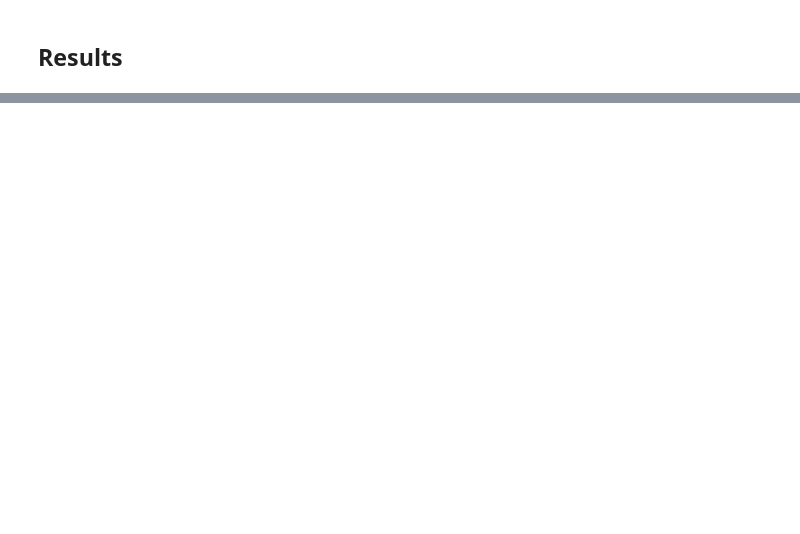
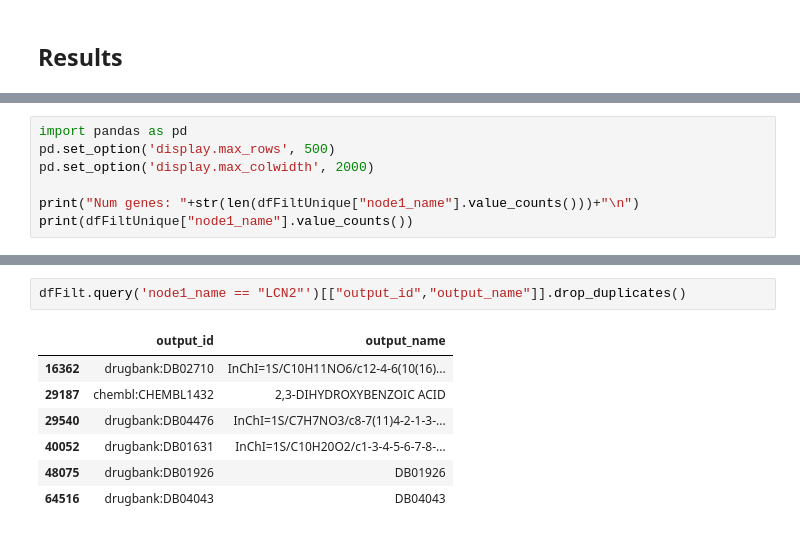
Before and after one commit to biothings/biothings_explorer_archived, a Jupyter notebook: jupyter notebooks/TIDBIT 02 Finding New Uses for Existing Drugs to Treat Parkinson’s Disease.ipynb, the cells around one changed output, grey strips where cells are left out. Drawn from its saved outputs; the diff is of its cells as text; blank space fills up the shorter version.

```diff
--- a/jupyter notebooks/TIDBIT 02 Finding New Uses for Existing Drugs to Treat Parkinson’s Disease.ipynb
+++ b/jupyter notebooks/TIDBIT 02 Finding New Uses for Existing Drugs to Treat Parkinson’s Disease.ipynb
@@ -172,0 +109,7 @@ df[[all(tup) for tup in zip(df['output_name'] == 'CHLORPROMAZINE', df['node1_nam
+# %%
+import pandas as pd
+pd.set_option('display.max_rows', 500)
+pd.set_option('display.max_colwidth', 2000)
+
+print("Num genes: "+str(len(dfFiltUnique["node1_name"].value_counts()))+"\n")
+print(dfFiltUnique["node1_name"].value_counts())
@@ -172,0 +155,10 @@ df[[all(tup) for tup in zip(df['output_name'] == 'CHLORPROMAZINE', df['node1_nam
+# %%
+dfFilt.query('node1_name == "LCN2"')[["output_id","output_name"]].drop_duplicates()
+# %% [output]
+|  | output_id | output_name |
+| 16362 | drugbank:DB02710 | InChI=1S/C10H11NO6/c12-4-6(10(16)... |
+| 29187 | chembl:CHEMBL1432 | 2,3-DIHYDROXYBENZOIC ACID |
+| 29540 | drugbank:DB04476 | InChI=1S/C7H7NO3/c8-7(11)4-2-1-3-... |
+| 40052 | drugbank:DB01631 | InChI=1S/C10H20O2/c1-3-4-5-6-7-8-... |
+| 48075 | drugbank:DB01926 | DB01926 |
+| 64516 | drugbank:DB04043 | DB04043 |
```
Also changed, not shown: parts of 15 cells of this notebook, 4 other files.
